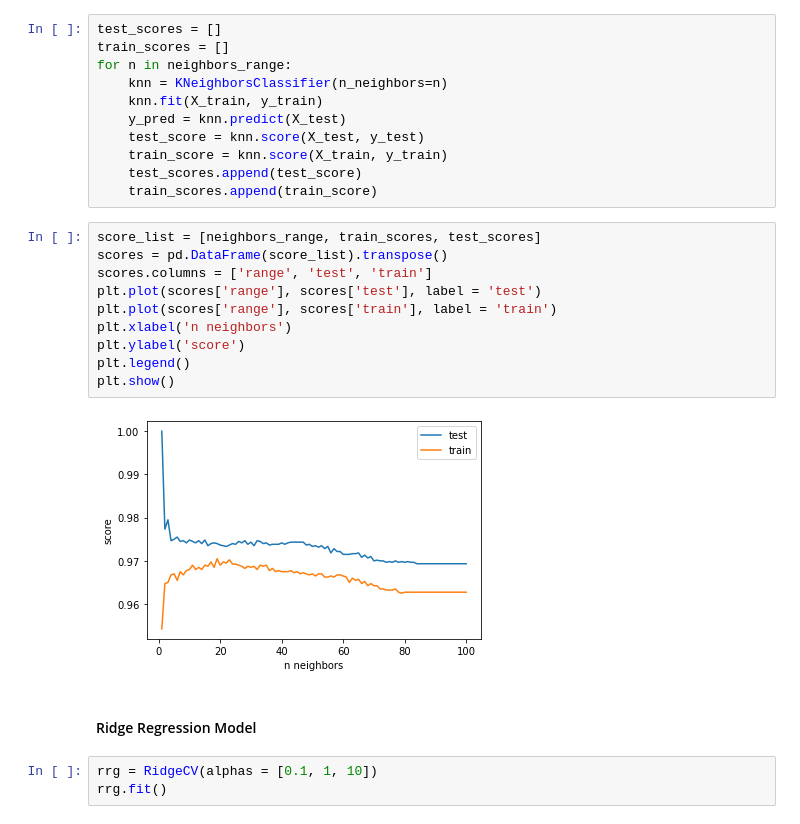
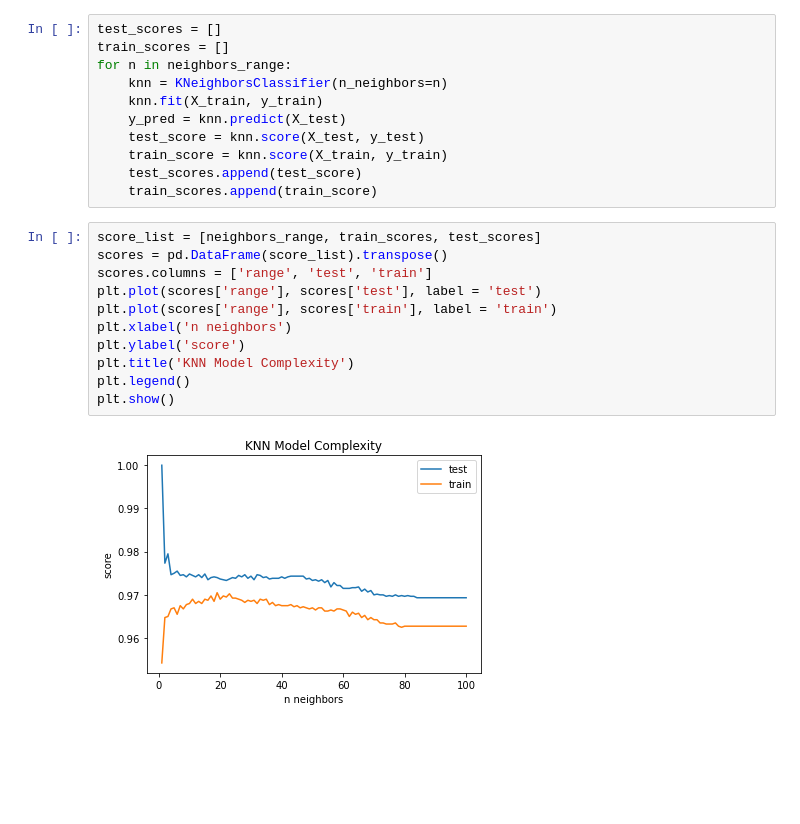
Before and after one commit to jmfinnegan12/Loan-default, a Jupyter notebook: Loan Defaults.ipynb, the cells around one changed output. Drawn from its saved outputs; the diff is of its cells as text; blank space fills up the shorter version.

```diff
--- a/Loan Defaults.ipynb
+++ b/Loan Defaults.ipynb
@@ -292,17 +292,13 @@ for n in neighbors_range:
 # %%
 score_list = [neighbors_range, train_scores, test_scores]
 scores = pd.DataFrame(score_list).transpose()
 scores.columns = ['range', 'test', 'train']
 plt.plot(scores['range'], scores['test'], label = 'test')
 plt.plot(scores['range'], scores['train'], label = 'train')
 plt.xlabel('n neighbors')
 plt.ylabel('score')
+plt.title('KNN Model Complexity')
 plt.legend()
 plt.show()
 # %% [output]
-[figure, old version]
+[figure, new version]
-# %% [markdown]
-#### Ridge Regression Model
-# %%
-rrg = RidgeCV(alphas = [0.1, 1, 10])
-rrg.fit()
```
